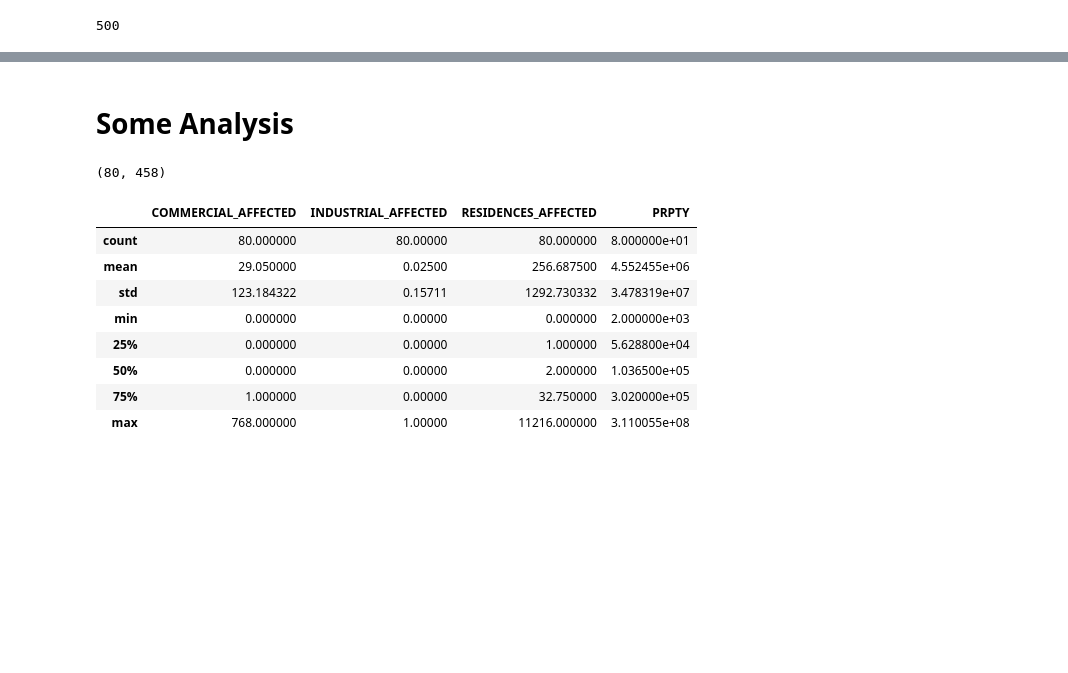
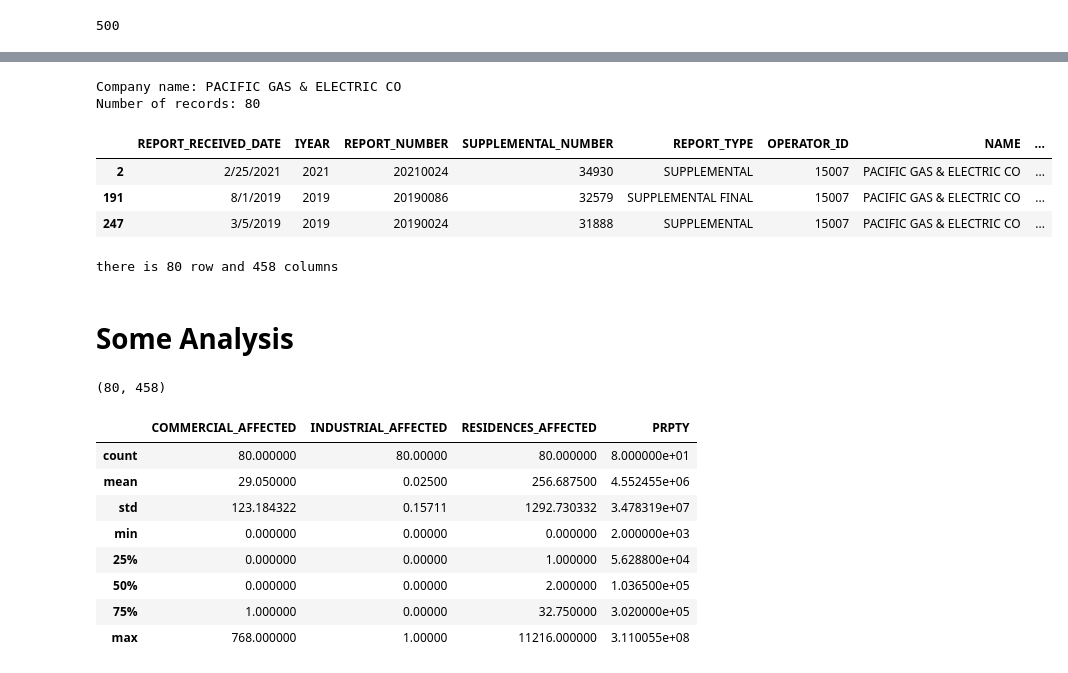
Before and after one commit to sheperd007/Predictive-maintenance-in-the-gas-industry, a Jupyter notebook: Gas Pipeline Distribution (PHMSA)/PHMSA.ipynb, the cells around one changed output, grey strips where cells are left out. Drawn from its saved outputs; the diff is of its cells as text; code cells hidden in the pictures; blank space fills up the shorter version.

```diff
--- a/Gas Pipeline Distribution (PHMSA)/PHMSA.ipynb
+++ b/Gas Pipeline Distribution (PHMSA)/PHMSA.ipynb
@@ -20,0 +38,18 @@ df.head(4)
+# %%
+print('Company name:',dataset['NAME'].value_counts().idxmax())
+print('Number of records:',dataset['NAME'].value_counts().max())
+# %% [output]
+Company name: PACIFIC GAS & ELECTRIC CO
+Number of records: 80
+# %%
+df= dataset[dataset['NAME']=='PACIFIC GAS & ELECTRIC CO']
+df.head(3)
+# %% [output]
+|  | REPORT_RECEIVED_DATE | IYEAR | REPORT_NUMBER | SUPPLEMENTAL_NUMBER | REPORT_TYPE | OPERATOR_ID | NAME | ... |
+| 2 | 2/25/2021 | 2021 | 20210024 | 34930 | SUPPLEMENTAL | 15007 | PACIFIC GAS & ELECTRIC CO | ... |
+| 191 | 8/1/2019 | 2019 | 20190086 | 32579 | SUPPLEMENTAL FINAL | 15007 | PACIFIC GAS & ELECTRIC CO | ... |
+| 247 | 3/5/2019 | 2019 | 20190024 | 31888 | SUPPLEMENTAL | 15007 | PACIFIC GAS & ELECTRIC CO | ... |
+# %%
+print('there is {} row and {} columns'.format(df.shape[0],df.shape[1]))
+# %% [output]
+there is 80 row and 458 columns
```
Also changed, not shown: parts of 9 cells of this notebook.
